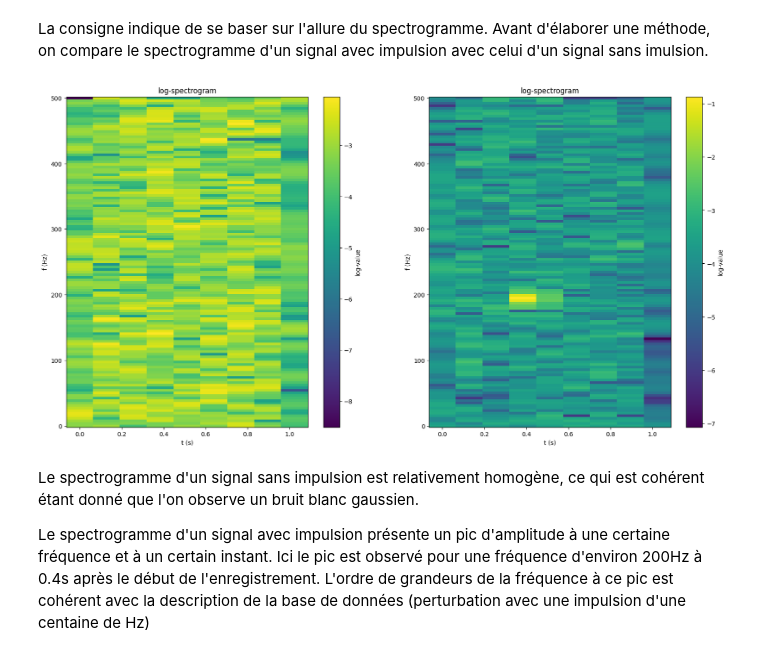
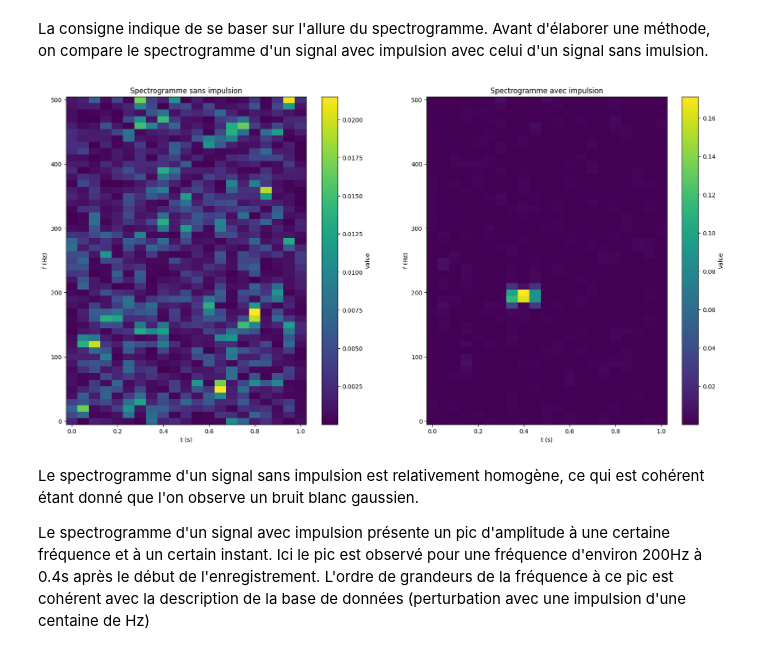
Before and after one commit to TheoBSG/MVA_signal, a Jupyter notebook: TP1/dlts-tp1.ipynb, the cells around one changed output. Cells and saved outputs as stored; diff of their text form; code cells hidden in the pictures.

```diff
--- a/TP1/dlts-tp1.ipynb
+++ b/TP1/dlts-tp1.ipynb
@@ -78,8 +115,8 @@ def compute_spectrogram(signal              :   np.ndarray,
 
     frequencies, time, short_time_fourier_transform = scipy.signal.stft(signal,
                                                                         fs = sampling_frequency,
-                                                                        #nperseg = window_sample_size,
-                                                                        #nfft = window_sample_size,
+                                                                        nperseg = window_sample_size,
+                                                                        # nfft = window_sample_size,
                                                                         )
 
     # The spectrogram is defined as the squared module of the short time fourier transform
@@ -88,7 +125,7 @@ def compute_spectrogram(signal              :   np.ndarray,
     return frequencies, time, spectrogram
 
 def plot_spectrogram(signal                 :   np.ndarray,
-                     window_time_size     :   float,
+                     window_time_size       :   float,
                      sampling_frequency     :   float,
                      log                    :   bool        =   False,
                      frequency_upper_bound  :   float       =   None) -> None:
@@ -420,26 +376,28 @@ La consigne indique de se baser sur l'allure du spectrogramme. Avant d'élaborer
 # %%
 
 
 
 
 
 
 # Select the window size using time rather than number of points to preserve physical intuition
-window_time_size = 0.001
+window_time_size = 0.1
 
 signal_0 = signaux[0,:]
 
 
 signal_1 = signaux[-1,:]
 
 plt.figure(figsize=(20, 10))
 plt.subplot(121)
-plot_spectrogram(signal_0, window_time_size, log = True, frequency_upper_bound =   10000, sampling_frequency=1000)
+plot_spectrogram(signal_0, window_time_size, log = False, frequency_upper_bound =   10000, sampling_frequency=1000)
+plt.title('Spectrogramme sans impulsion')
 plt.subplot(122)
-plot_spectrogram(signal_1, window_time_size, log = True, frequency_upper_bound =   10000, sampling_frequency=1000)
+plot_spectrogram(signal_1, window_time_size, log = False, frequency_upper_bound =   10000, sampling_frequency=1000)
+plt.title('Spectrogramme avec impulsion')
 plt.show()
 # %% [output]
-[figure, old version]
+[figure, new version]
 # %% [markdown]
 Le spectrogramme d'un signal sans impulsion est relativement homogène, ce qui est cohérent étant donné que l'on observe un bruit blanc gaussien.
 
```
Also changed, not shown: parts of 40 cells of this notebook.
